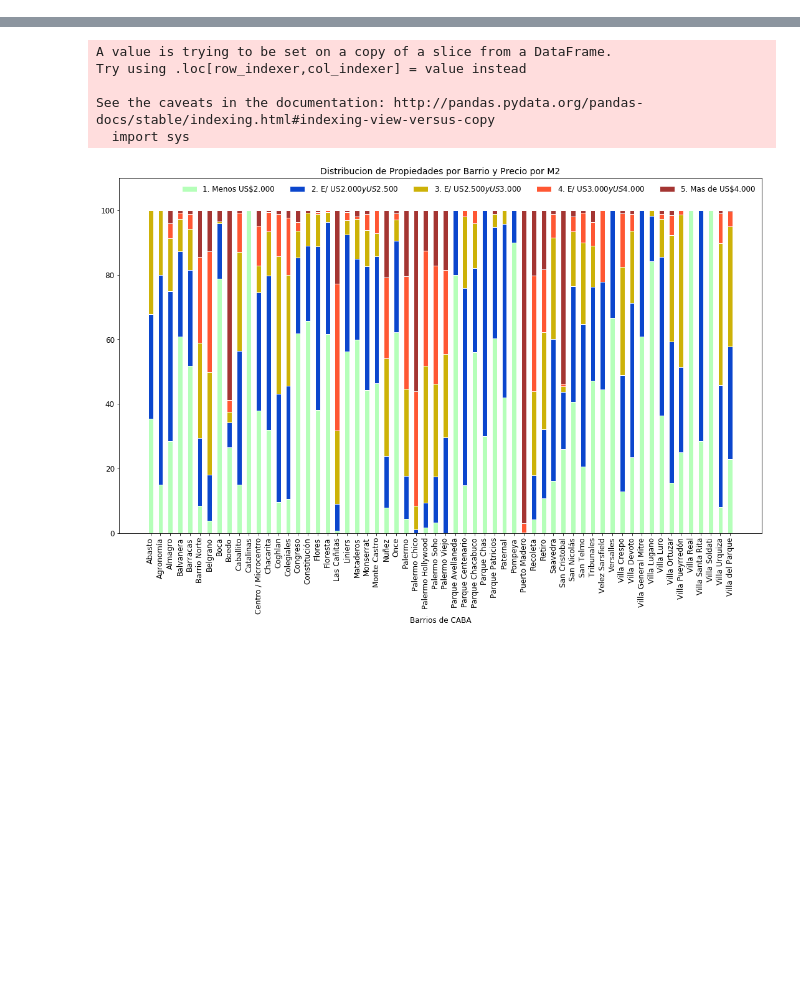
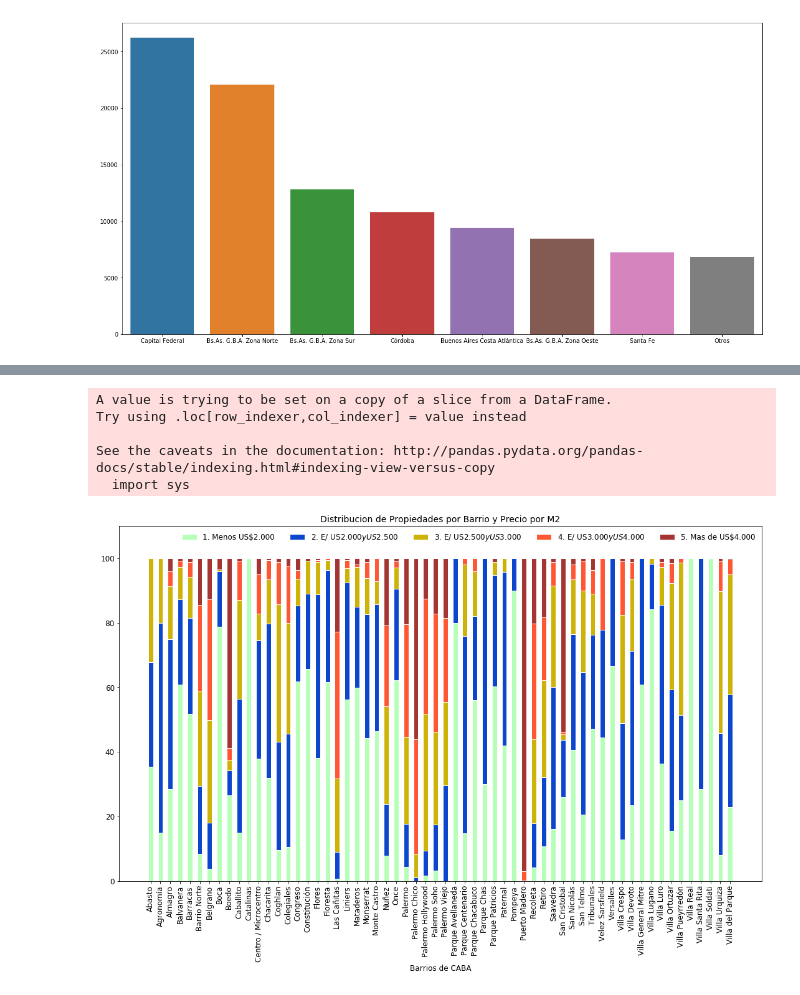
Before and after one commit to GabrielCasal/Digital_House, a Jupyter notebook: TP-Graficos.ipynb, the cells around one changed output, grey strips where cells are left out. Cells and saved outputs as stored; diff of their text form; code cells hidden in the pictures; blank space fills up the shorter version.

Commit message:
Gráficos de barras

```diff
--- a/TP-Graficos.ipynb
+++ b/TP-Graficos.ipynb
@@ -16,0 +13,21 @@ data = pd.read_csv("./DATA/properattilimpio.csv")
+# %%
+# Cantidad de datos por provincia(barras) - Juan
+
+# Creo dummies para cada provincia en una serie y las ordeno
+dummy = pd.get_dummies(data.PROVINCIA)
+propiedades_por_provincia = dummy.sum().sort_values(ascending = False)
+
+# Para acortar el gráfico saco las provincias con menos de 2500 registros y las agrupo en "otros"
+o = 0
+for p in propiedades_por_provincia:
+    if p < 2500:
+        o += p
+otros = pd.Series([o], index=['Otros'])
+propiedades_por_provincia = propiedades_por_provincia.append(otros)
+propiedades_por_provincia = propiedades_por_provincia[propiedades_por_provincia > 2500]
+
+# Gráfico
+plt.figure(figsize = (20,10))
+graph = sns.barplot(propiedades_por_provincia.index, propiedades_por_provincia.values)
+# %% [output]
+[figure, added]
```
Also changed, not shown: parts of 3 cells of this notebook, 1 other file.
